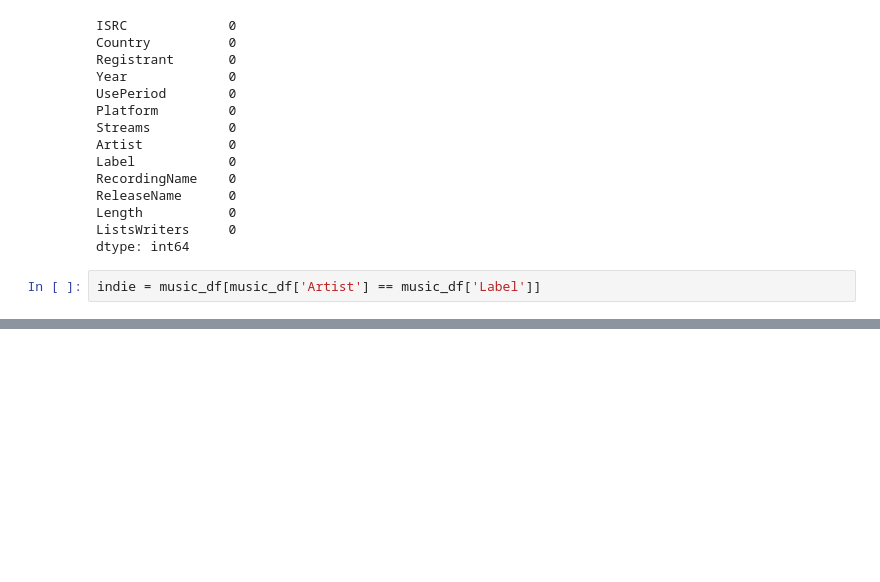
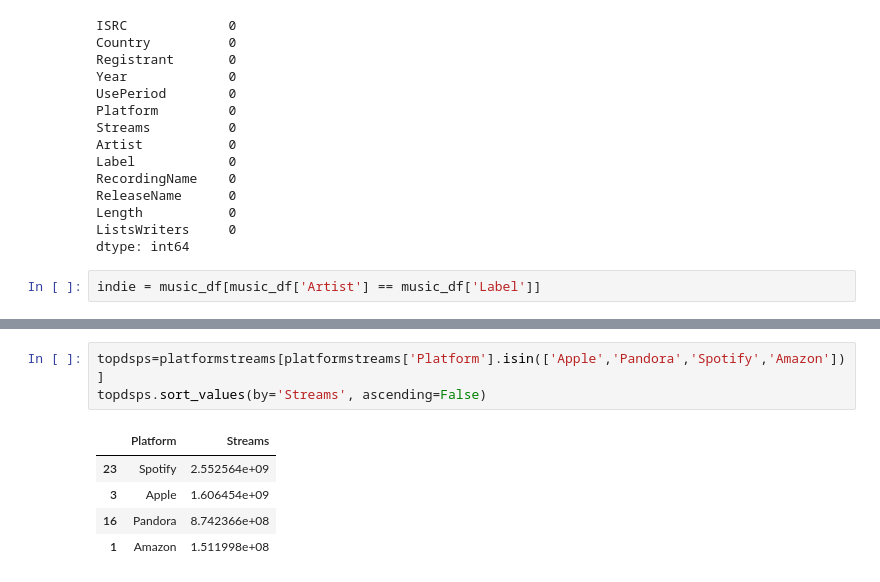
Before and after one commit to NSS-Data-Analytics-Cohort-6/mlc-project-count-dracula, a Jupyter notebook: notebooks/nathan.ipynb, the cells around one changed output, grey strips where cells are left out. Drawn from its saved outputs; the diff is of its cells as text; blank space fills up the shorter version.

```diff
--- a/notebooks/nathan.ipynb
+++ b/notebooks/nathan.ipynb
@@ -118,0 +109,9 @@ Name: Streams, dtype: object
+# %%
+topdsps=platformstreams[platformstreams['Platform'].isin(['Apple','Pandora','Spotify','Amazon'])]
+topdsps.sort_values(by='Streams', ascending=False)
+# %% [output]
+|  | Platform | Streams |
+| 23 | Spotify | 2.552564e+09 |
+| 3 | Apple | 1.606454e+09 |
+| 16 | Pandora | 8.742366e+08 |
+| 1 | Amazon | 1.511998e+08 |
```
Also changed, not shown: parts of 5 cells of this notebook.
